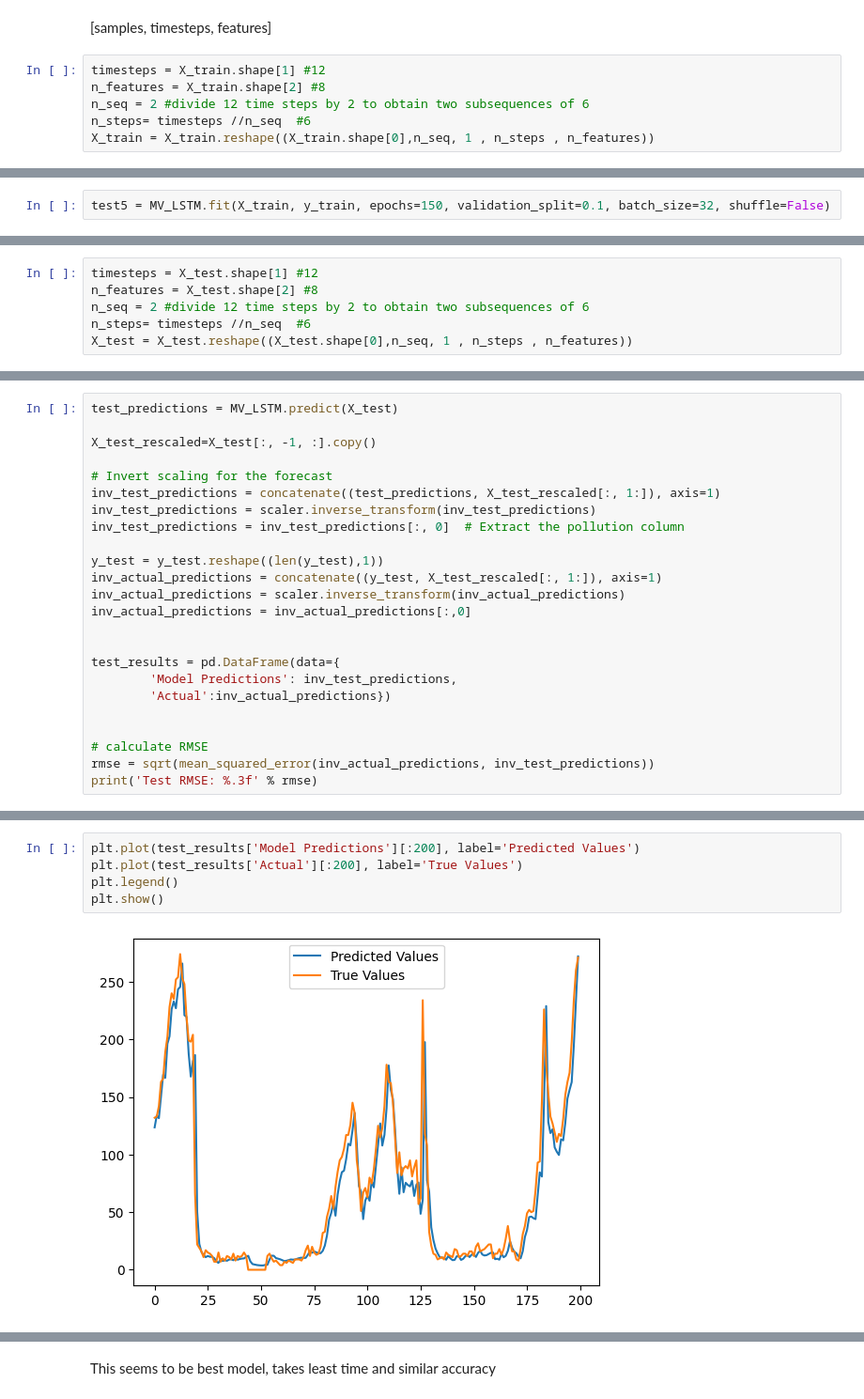
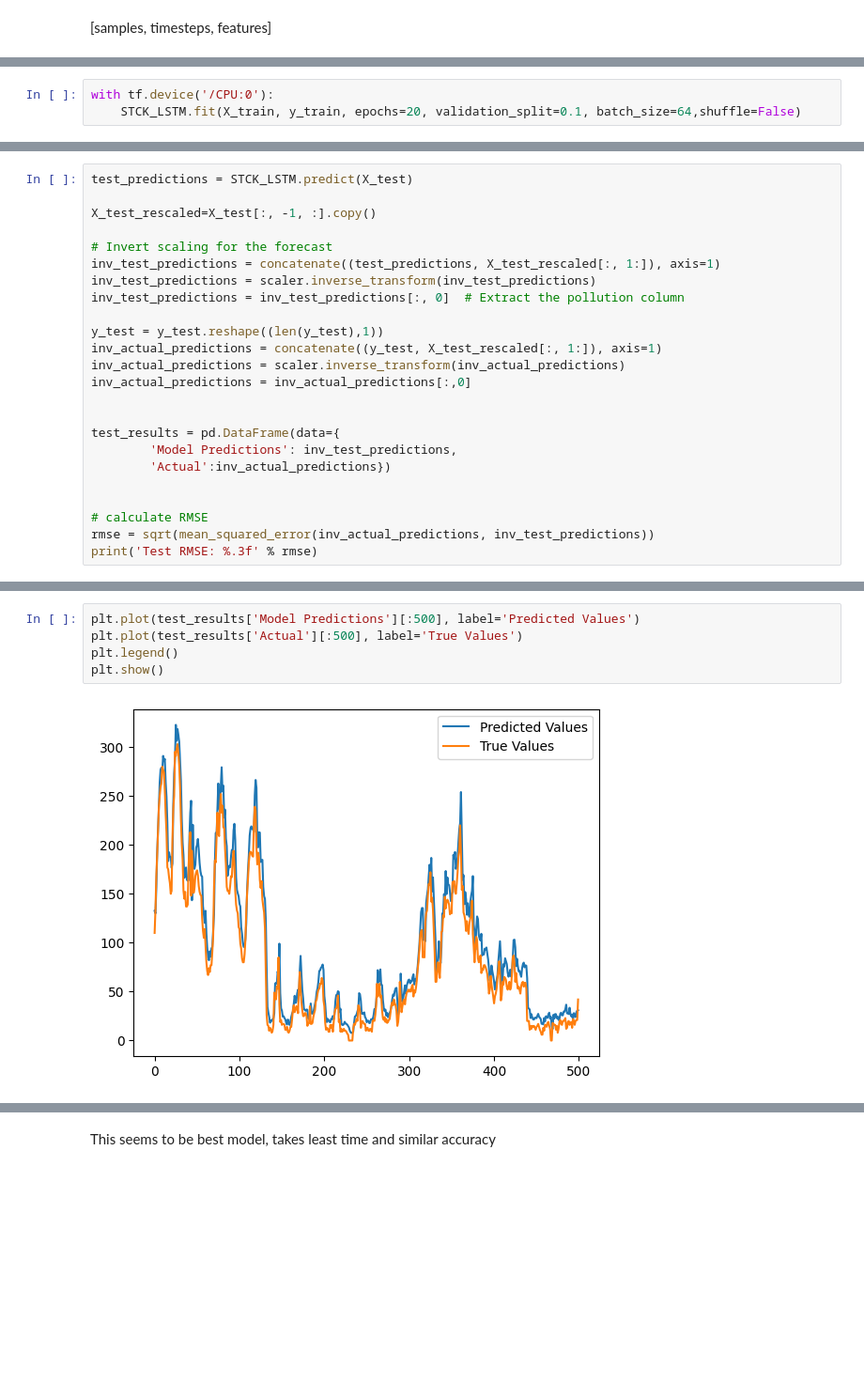
Before and after one commit to djjjones6/Group_Assessment_2, a Jupyter notebook: Matt W/LSTM_practice.ipynb, the cells around one changed output, grey strips where cells are left out. Shown at 94% size. Cells and saved outputs as stored; diff of their text form; blank space fills up the shorter version.

```diff
--- a/Matt W/LSTM_practice.ipynb
+++ b/Matt W/LSTM_practice.ipynb
@@ -241,9 +326,3 @@ X_train.shape
 (43452, 12, 8)
 # %% [markdown]
 [samples, timesteps, features]
-# %%
-timesteps = X_train.shape[1] #12
-n_features = X_train.shape[2] #8
-n_seq = 2 #divide 12 time steps by 2 to obtain two subsequences of 6
-n_steps= timesteps //n_seq  #6
-X_train = X_train.reshape((X_train.shape[0],n_seq, 1 , n_steps , n_features))
@@ -287,3 +329,4 @@ Model: "sequential_17"
 # %%
-test5 = MV_LSTM.fit(X_train, y_train, epochs=150, validation_split=0.1, batch_size=32, shuffle=False)
+with tf.device('/CPU:0'):
+    STCK_LSTM.fit(X_train, y_train, epochs=20, validation_split=0.1, batch_size=64,shuffle=False)
 # %% [output]
@@ -307,6 +349,0 @@ Epoch 150/150
-# %%
-timesteps = X_test.shape[1] #12
-n_features = X_test.shape[2] #8
-n_seq = 2 #divide 12 time steps by 2 to obtain two subsequences of 6
-n_steps= timesteps //n_seq  #6
-X_test = X_test.reshape((X_test.shape[0],n_seq, 1 , n_steps , n_features))
@@ -368,5 +379,5 @@ X_test.shape
 # %%
-test_predictions = MV_LSTM.predict(X_test)
+test_predictions = STCK_LSTM.predict(X_test)
 
 X_test_rescaled=X_test[:, -1, :].copy()
 
@@ -411,7 +422,7 @@ test_results
 # %%
-plt.plot(test_results['Model Predictions'][:200], label='Predicted Values')
-plt.plot(test_results['Actual'][:200], label='True Values')
+plt.plot(test_results['Model Predictions'][:500], label='Predicted Values')
+plt.plot(test_results['Actual'][:500], label='True Values')
 plt.legend()
 plt.show()
 # %% [output]
-[figure, old version]
+[figure, new version]
```
Also changed, not shown: parts of 94 cells of this notebook.
